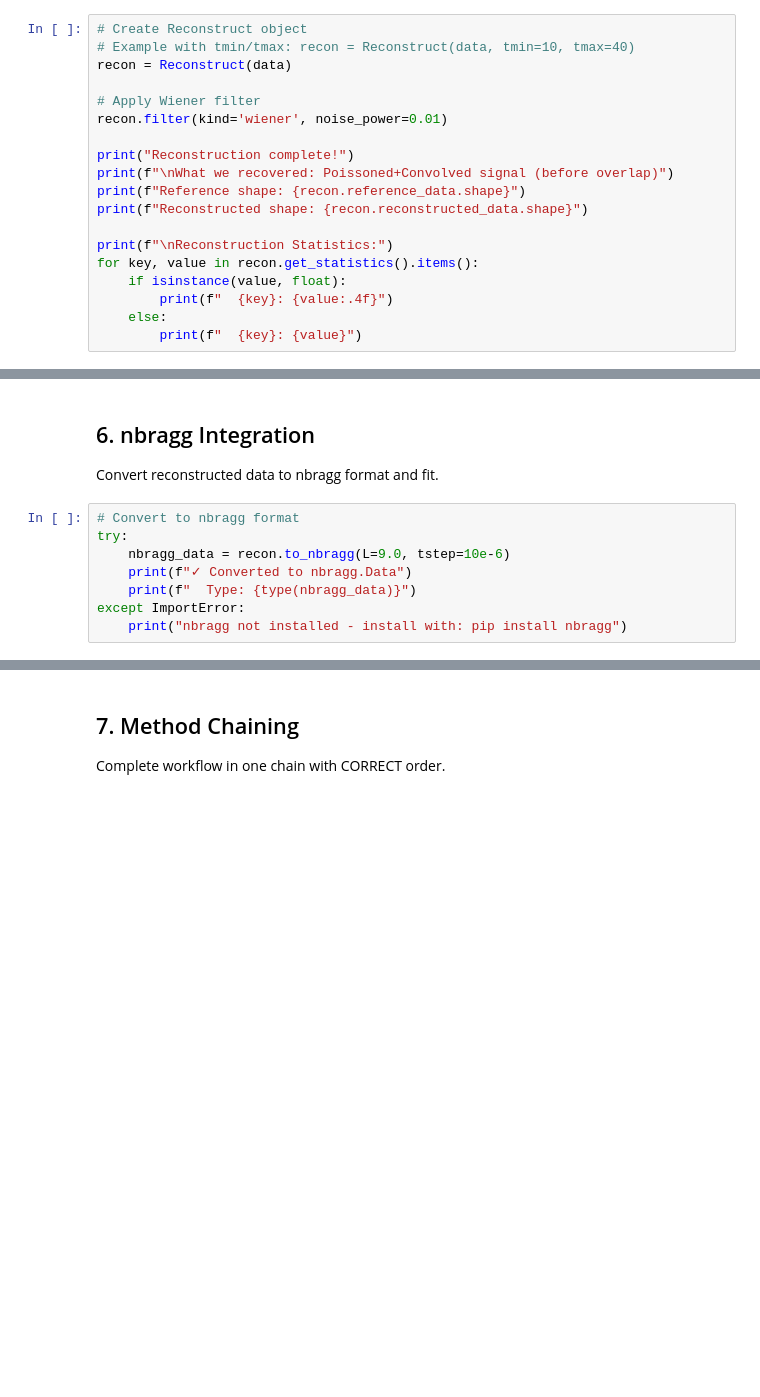
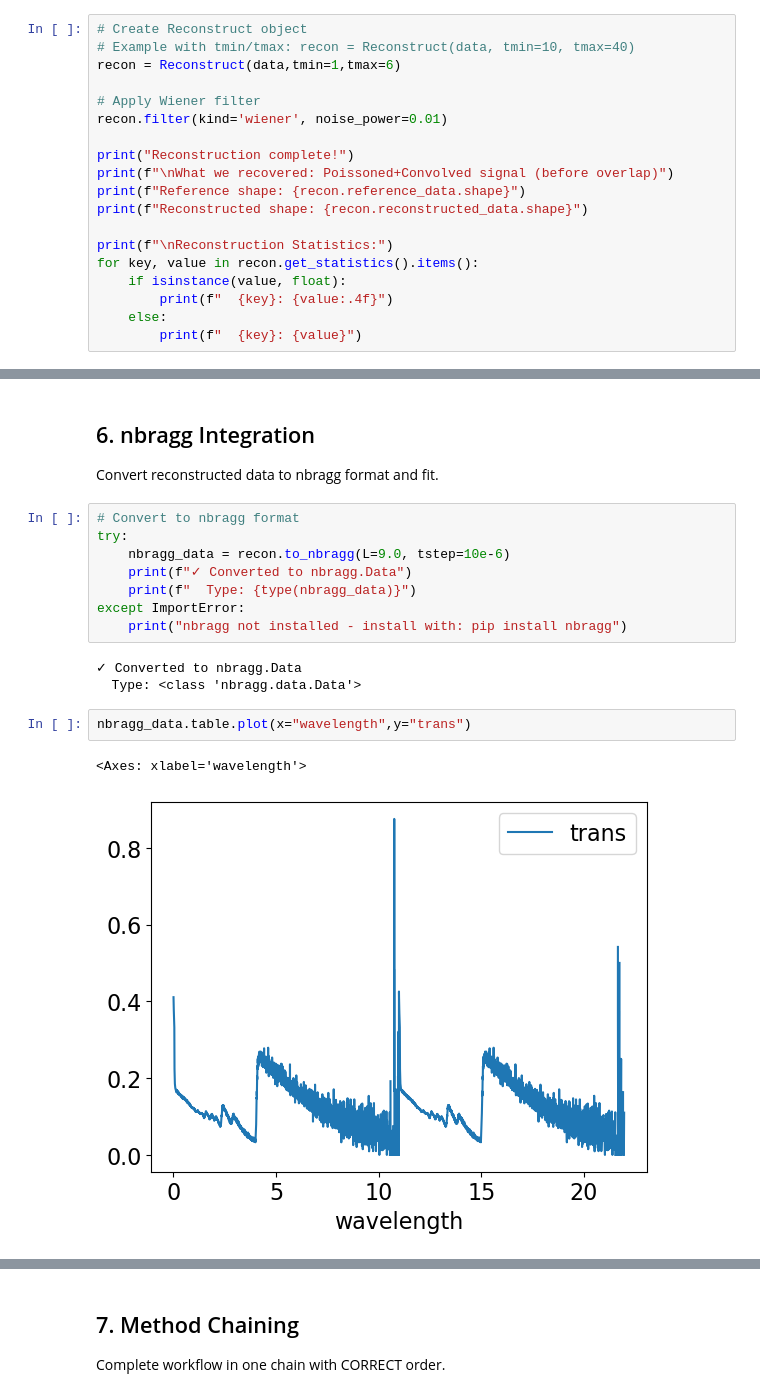
Before and after one commit to TsvikiHirsh/frame_overlap, a Jupyter notebook: notebooks/tutorial_v0.2.ipynb, the cells around one changed output, grey strips where cells are left out. Saved outputs shown, nothing was run; the diff lists cells and outputs as text; blank space fills up the shorter version.

```diff
--- a/notebooks/tutorial_v0.2.ipynb
+++ b/notebooks/tutorial_v0.2.ipynb
@@ -129,7 +164,7 @@ Apply deconvolution to recover the poissoned+convolved signal (before overlap).
 # %%
 # Create Reconstruct object
 # Example with tmin/tmax: recon = Reconstruct(data, tmin=10, tmax=40)
-recon = Reconstruct(data)
+recon = Reconstruct(data,tmin=1,tmax=6)
 
 # Apply Wiener filter
 recon.filter(kind='wiener', noise_power=0.01)
@@ -196,6 +279,14 @@ try:
     print(f"  Type: {type(nbragg_data)}")
 except ImportError:
     print("nbragg not installed - install with: pip install nbragg")
+# %% [output]
+✓ Converted to nbragg.Data
+  Type: <class 'nbragg.data.Data'>
+# %%
+nbragg_data.table.plot(x="wavelength",y="trans")
+# %% [output]
+<Axes: xlabel='wavelength'>
+[figure, added]
 # %%
 # Create Analysis object and fit
 try:
```
Also changed, not shown: parts of 16 cells of this notebook, 1 other file.
